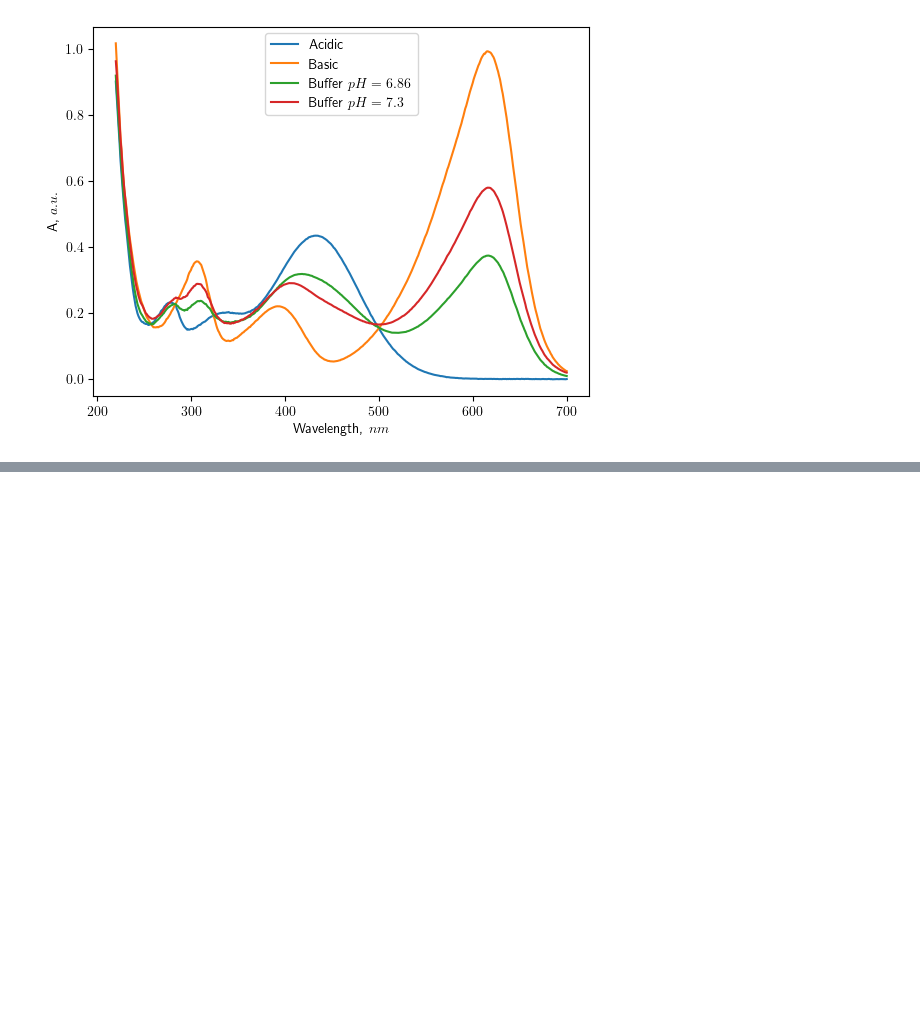
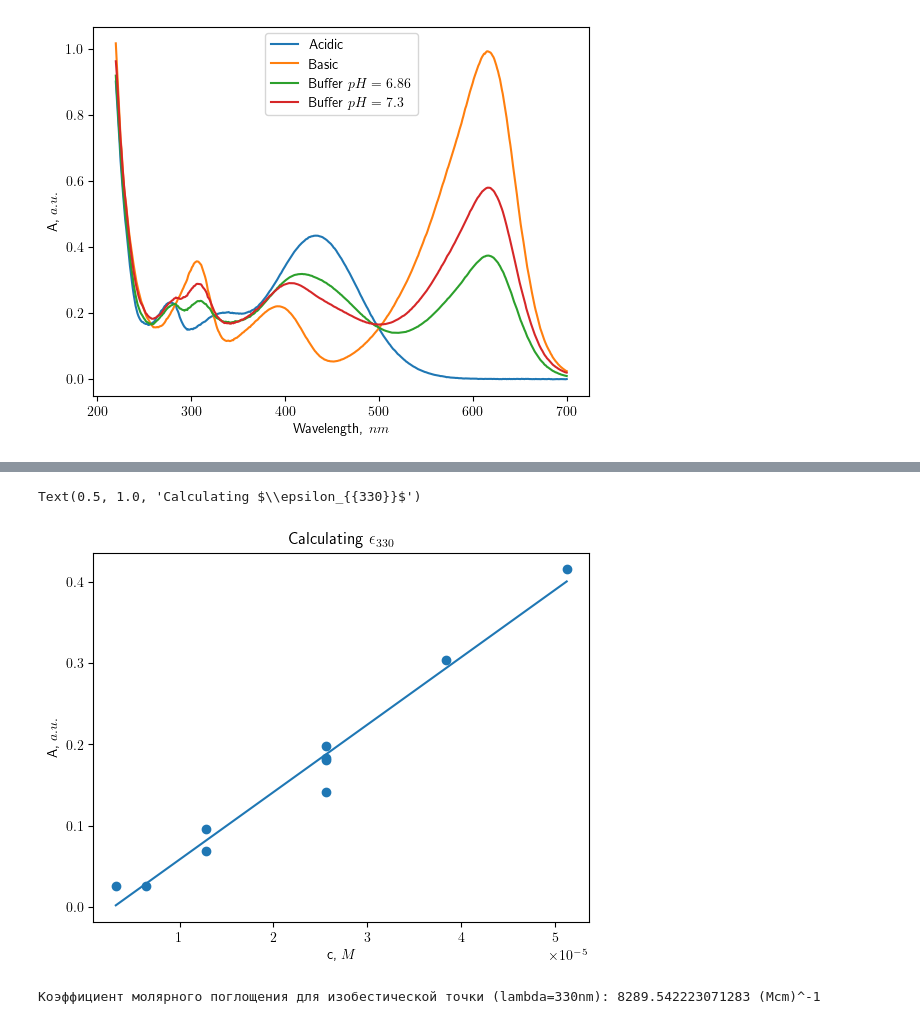
Before and after one commit to a-for-short/labs, a Jupyter notebook: thermod/С-3/c3.ipynb, the cells around one changed output, grey strips where cells are left out. Drawn from its saved outputs; the diff is of its cells as text; code cells hidden in the pictures; blank space fills up the shorter version.

```diff
--- a/thermod/С-3/c3.ipynb
+++ b/thermod/С-3/c3.ipynb
@@ -9,8 +29,13 @@ from scipy.interpolate import interp1d
 df = pd.read_csv('all.csv', encoding='latin-1', nrows=481, skiprows=[1])
 del df['Unnamed: 20']
 # %%
+order = [3, 5, 9, 1, 2, 4, 6, 7, 8, 10]
+V_bts = np.array([8.0, 6.0, 4.0, 2.0, 4.0, 2.0, 1.0, 0.5, 4.0, 4.0])
+M = 624.39
+c_bts = 0.2 / M
+c = c_bts * V_bts / 50
+
 col_names = []
-order = [3, 5, 9, 1, 2, 4, 6, 7, 8, 10]
 for i in order:
     col_names.append(f'{i}-wl')
     col_names.append(f'{i}-a')
@@ -78,3 +115,0 @@ intersect_wl
-# %%
-for i in acidic:
-    plt.plot(df[f'{i}-wl'], df[f'{i}-a'])
@@ -83,3 +115,0 @@ for i in acidic:
-# %%
-for i in basic:
-    plt.plot(df[f'{i}-wl'], df[f'{i}-a'])
@@ -88,3 +115,0 @@ for i in basic:
-# %%
-for i in buffer:
-    plt.plot(df[f'{i}-wl'], df[f'{i}-a'])
@@ -92,0 +123,22 @@ for i in buffer:
+# %%
+lam = np.array([330, 500])
+
+A_lam0 = np.array([get_value(df[f'{i}-wl'], df[f'{i}-a'], lam[0]) for i in order])
+A_lam0
+c_iso = [c[i - 1] for i in order]
+plt.scatter(c_iso, A_lam0)
+params = linregress(c_iso, A_lam0)
+c_fine = np.linspace(min(c_iso), max(c_iso), 100)
+plt.plot(c_fine, f(c_fine, params[0], params[1]))
+l = 1 # cm
+plt.ylabel(r'A, $a.u.$')
+plt.xlabel(r'c, $M$')
+plt.title(r'Calculating $\epsilon_{{330}}$')
+# %% [output]
+Text(0.5, 1.0, 'Calculating $\\epsilon_{{330}}$')
+[figure, added]
+# %%
+eps_lam0 = params[0] / l
+print(f'Коэффициент молярного поглощения для изобестической точки (lambda=330nm): {eps_lam0} (Mcm)^-1')
+# %% [output]
+Коэффициент молярного поглощения для изобестической точки (lambda=330nm): 8289.542223071283 (Mcm)^-1
```
Also changed, not shown: parts of 21 cells of this notebook, 6 other files.
